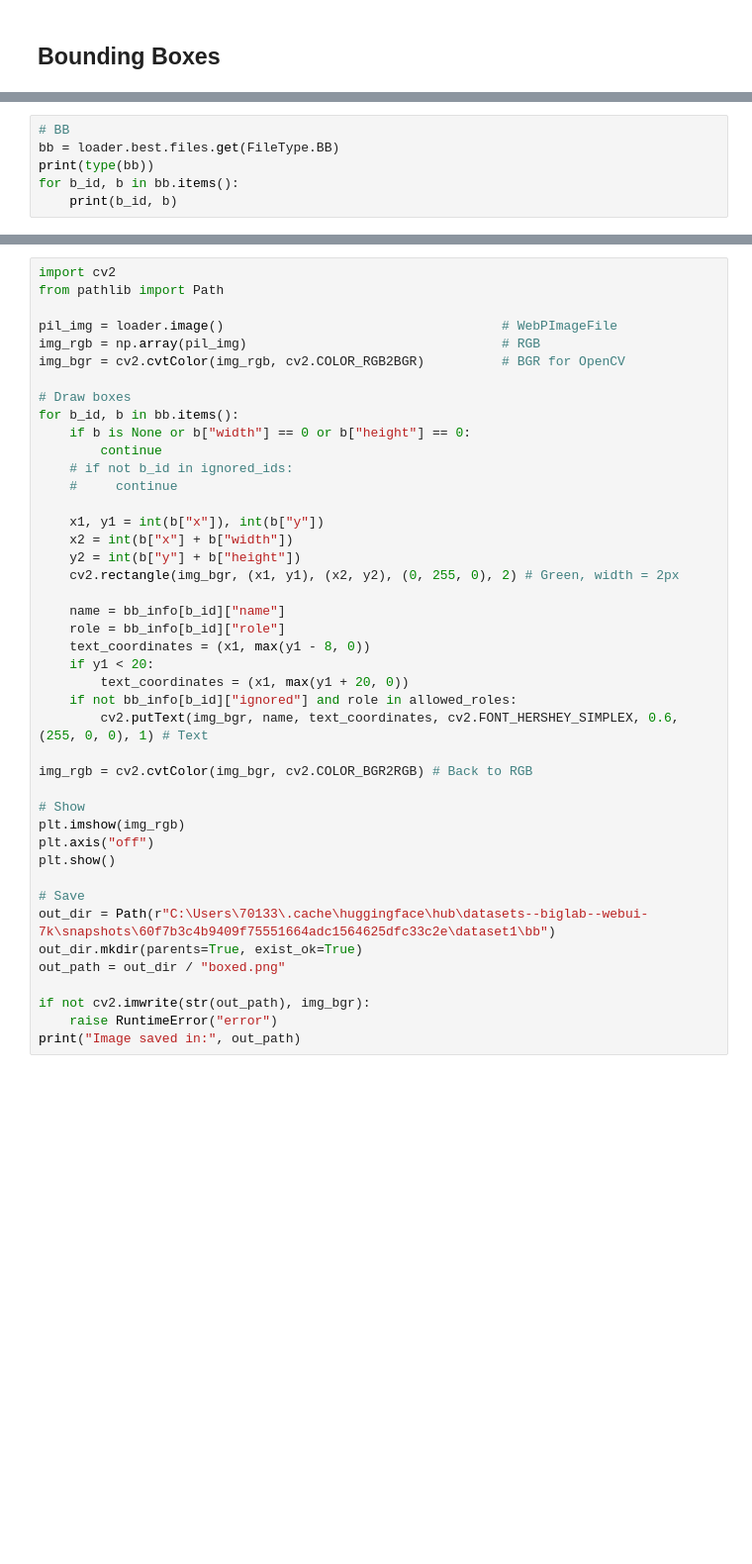
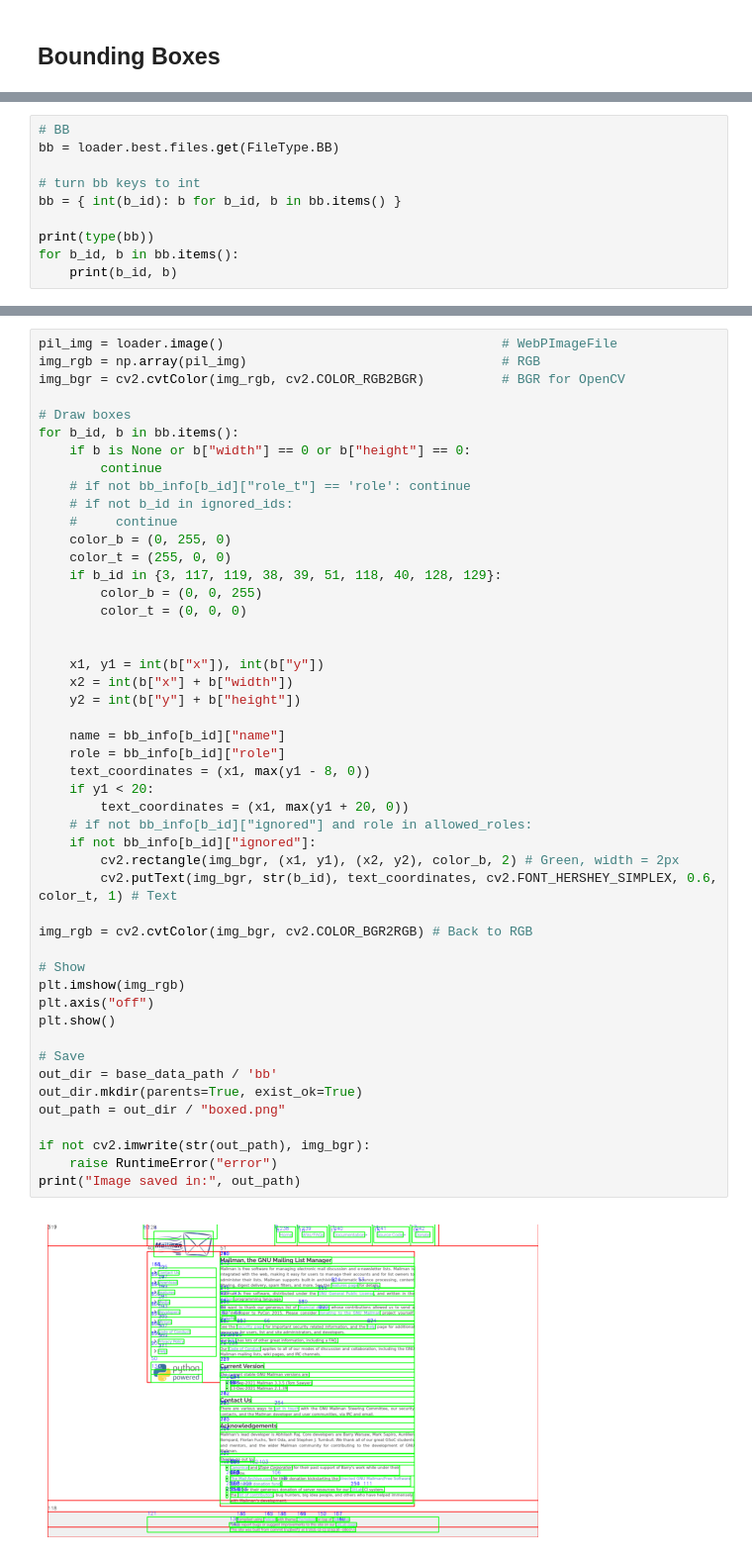
Before and after one commit to enaix/jarvis-core, a Jupyter notebook: notebooks/webui/loader.ipynb, the cells around one changed output, grey strips where cells are left out. Shown at 99% size. Saved outputs shown, nothing was run; the diff lists cells and outputs as text; blank space fills up the shorter version.

```diff
--- a/notebooks/webui/loader.ipynb
+++ b/notebooks/webui/loader.ipynb
@@ -333,6 +314,10 @@ print(json.dumps(nodes, indent=2, ensure_ascii=False))
 # %%
 # BB
 bb = loader.best.files.get(FileType.BB)
+
+# turn bb keys to int
+bb = { int(b_id): b for b_id, b in bb.items() }
+
 print(type(bb))
 for b_id, b in bb.items():
     print(b_id, b)
@@ -395,7 +506,4 @@ allowed_roles.discard('RootWebArea')
 # %%
-import cv2
-from pathlib import Path
-
 pil_img = loader.image()                                    # WebPImageFile
 img_rgb = np.array(pil_img)                                 # RGB
 img_bgr = cv2.cvtColor(img_rgb, cv2.COLOR_RGB2BGR)          # BGR for OpenCV
@@ -404,34 +512,44 @@ img_bgr = cv2.cvtColor(img_rgb, cv2.COLOR_RGB2BGR)          # BGR for OpenCV
 for b_id, b in bb.items():
     if b is None or b["width"] == 0 or b["height"] == 0:
         continue
+    # if not bb_info[b_id]["role_t"] == 'role': continue
     # if not b_id in ignored_ids:
     #     continue
+    color_b = (0, 255, 0)
+    color_t = (255, 0, 0)
+    if b_id in {3, 117, 119, 38, 39, 51, 118, 40, 128, 129}:
+        color_b = (0, 0, 255)
+        color_t = (0, 0, 0)
+
 
     x1, y1 = int(b["x"]), int(b["y"])
     x2 = int(b["x"] + b["width"])
     y2 = int(b["y"] + b["height"])
-    cv2.rectangle(img_bgr, (x1, y1), (x2, y2), (0, 255, 0), 2) # Green, width = 2px
 
     name = bb_info[b_id]["name"]
     role = bb_info[b_id]["role"]
     text_coordinates = (x1, max(y1 - 8, 0))
     if y1 < 20:
         text_coordinates = (x1, max(y1 + 20, 0))
-    if not bb_info[b_id]["ignored"] and role in allowed_roles:
-        cv2.putText(img_bgr, name, text_coordinates, cv2.FONT_HERSHEY_SIMPLEX, 0.6, (255, 0, 0), 1) # Text
+    # if not bb_info[b_id]["ignored"] and role in allowed_roles:
+    if not bb_info[b_id]["ignored"]:
+        cv2.rectangle(img_bgr, (x1, y1), (x2, y2), color_b, 2) # Green, width = 2px
+        cv2.putText(img_bgr, str(b_id), text_coordinates, cv2.FONT_HERSHEY_SIMPLEX, 0.6, color_t, 1) # Text
 
 img_rgb = cv2.cvtColor(img_bgr, cv2.COLOR_BGR2RGB) # Back to RGB
 
 # Show
 plt.imshow(img_rgb)
 plt.axis("off")
 plt.show()
 
 # Save
-out_dir = Path(r"C:\Users\70133\.cache\huggingface\hub\datasets--biglab--webui-7k\snapshots\60f7b3c4b9409f75551664adc1564625dfc33c2e\dataset1\bb")
+out_dir = base_data_path / 'bb'
 out_dir.mkdir(parents=True, exist_ok=True)
 out_path = out_dir / "boxed.png"
 
 if not cv2.imwrite(str(out_path), img_bgr):
     raise RuntimeError("error")
 print("Image saved in:", out_path)
+# %% [output]
+[figure, added]
```
Also changed, not shown: parts of 27 cells of this notebook.
